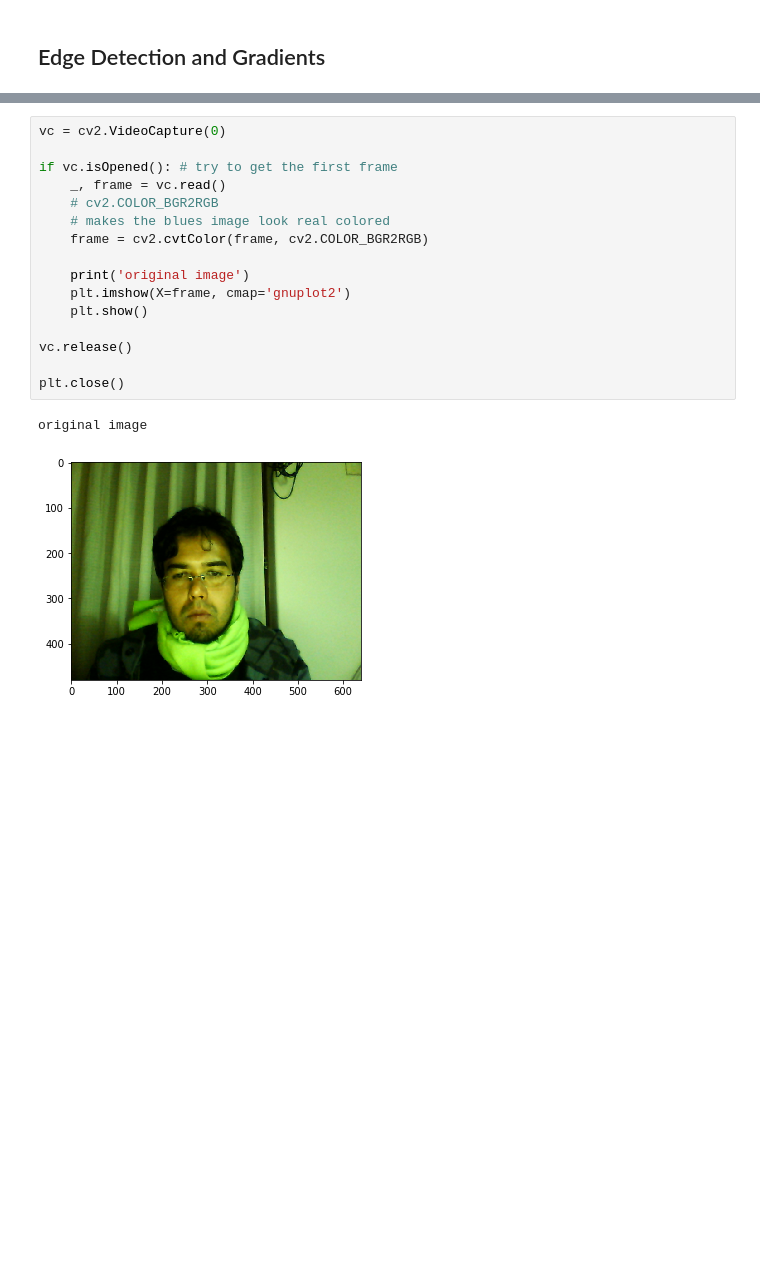
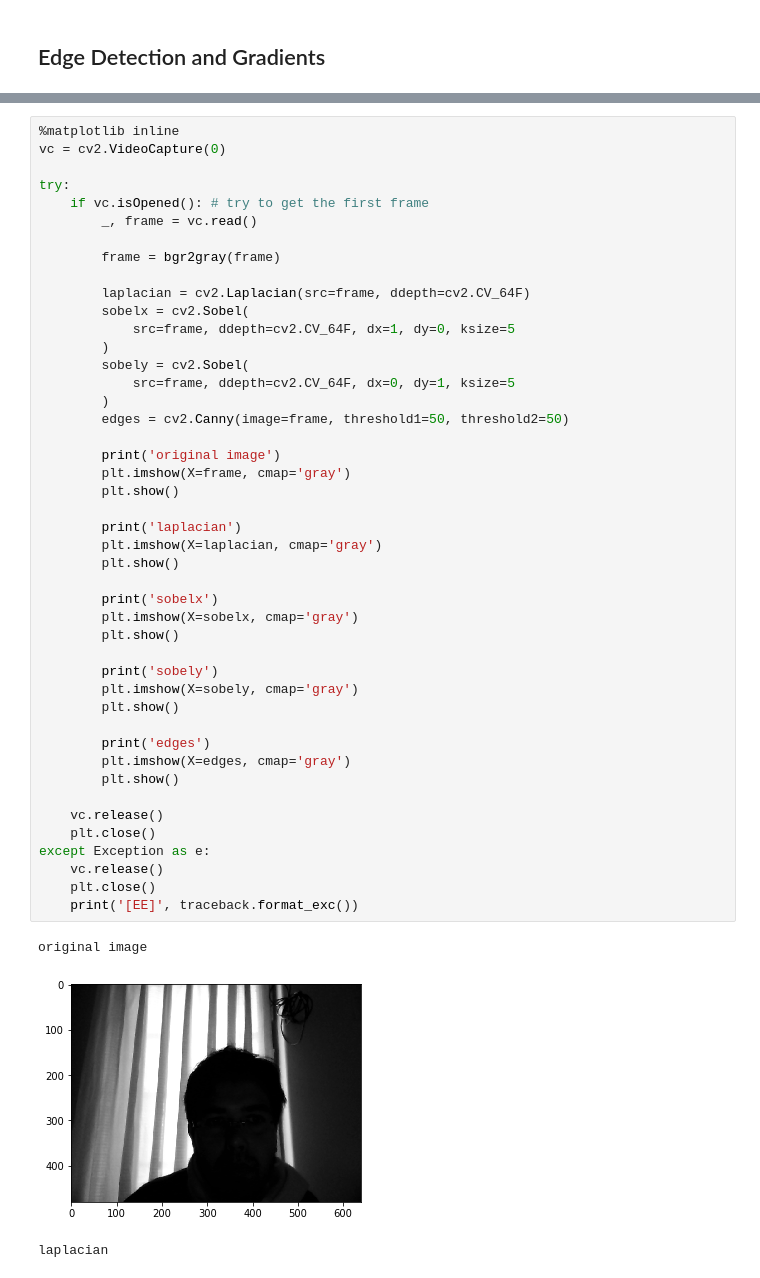
Before and after one commit to xmnlab/notebooks, a Jupyter notebook: cv/OpenCV.ipynb, the cells around one changed output, grey strips where cells are left out. Saved outputs shown, nothing was run; the diff lists cells and outputs as text; blank space fills up the shorter version.

Commit message:
Added lectures about corners and edges detection.

```diff
--- a/cv/OpenCV.ipynb
+++ b/cv/OpenCV.ipynb
@@ -544,21 +551,51 @@ closing transformation
 # ref: sentdex
 # url: https://www.youtube.com/watch?v=CJMCoAsK-h0&list=PLQVvvaa0QuDdttJXlLtAJxJetJcqmqlQq&index=10
-# %%
-vc = cv2.VideoCapture(0)
-
-if vc.isOpened(): # try to get the first frame
-    _, frame = vc.read()
-    # cv2.COLOR_BGR2RGB
-    # makes the blues image look real colored
-    frame = cv2.cvtColor(frame, cv2.COLOR_BGR2RGB)
-
-    print('original image')
-    plt.imshow(X=frame, cmap='gnuplot2')
-    plt.show()
-
-vc.release()
-
-plt.close()
-# %% [output]
-original image
-[figure, removed]
+# %%
+%matplotlib inline
+vc = cv2.VideoCapture(0)
+
+try:
+    if vc.isOpened(): # try to get the first frame
+        _, frame = vc.read()
+
+        frame = bgr2gray(frame)
+
+        laplacian = cv2.Laplacian(src=frame, ddepth=cv2.CV_64F)
+        sobelx = cv2.Sobel(
+            src=frame, ddepth=cv2.CV_64F, dx=1, dy=0, ksize=5
+        )
+        sobely = cv2.Sobel(
+            src=frame, ddepth=cv2.CV_64F, dx=0, dy=1, ksize=5
+        )
+        edges = cv2.Canny(image=frame, threshold1=50, threshold2=50)
+
+        print('original image')
+        plt.imshow(X=frame, cmap='gray')
+        plt.show()
+
+        print('laplacian')
+        plt.imshow(X=laplacian, cmap='gray')
+        plt.show()
+
+        print('sobelx')
+        plt.imshow(X=sobelx, cmap='gray')
+        plt.show()
+
+        print('sobely')
+        plt.imshow(X=sobely, cmap='gray')
+        plt.show()
+
+        print('edges')
+        plt.imshow(X=edges, cmap='gray')
+        plt.show()
+
+    vc.release()
+    plt.close()
+except Exception as e:
+    vc.release()
+    plt.close()
+    print('[EE]', traceback.format_exc())
+# %% [output]
+original image
+[figure, added]
+laplacian
```
Also changed, not shown: parts of 32 cells of this notebook, 5 other files.
